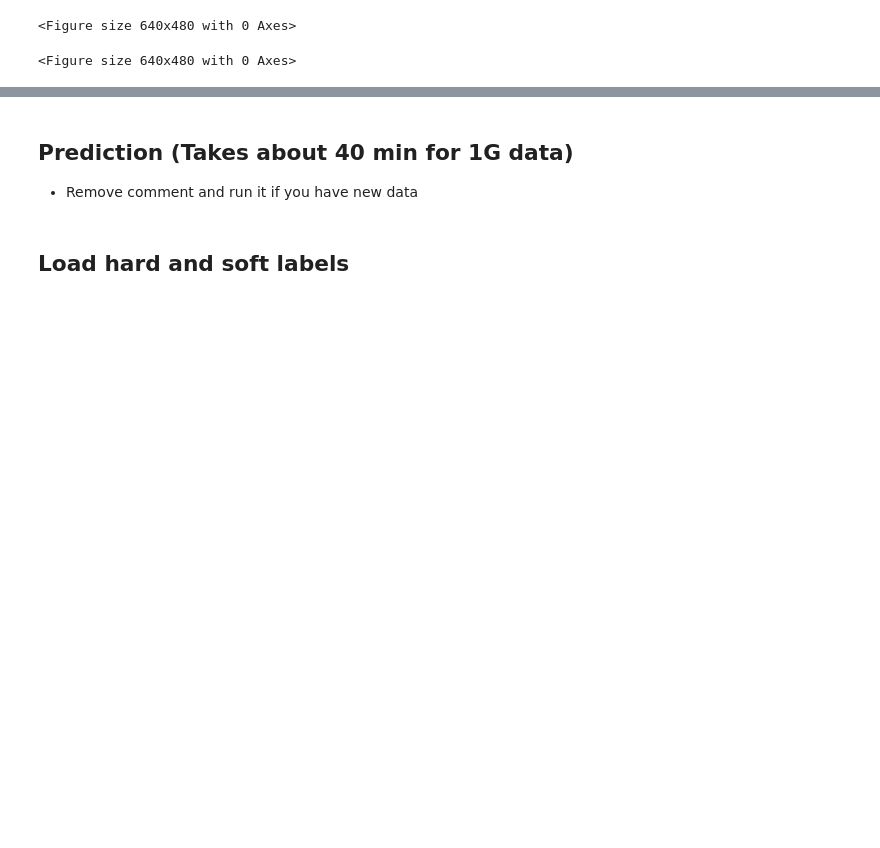
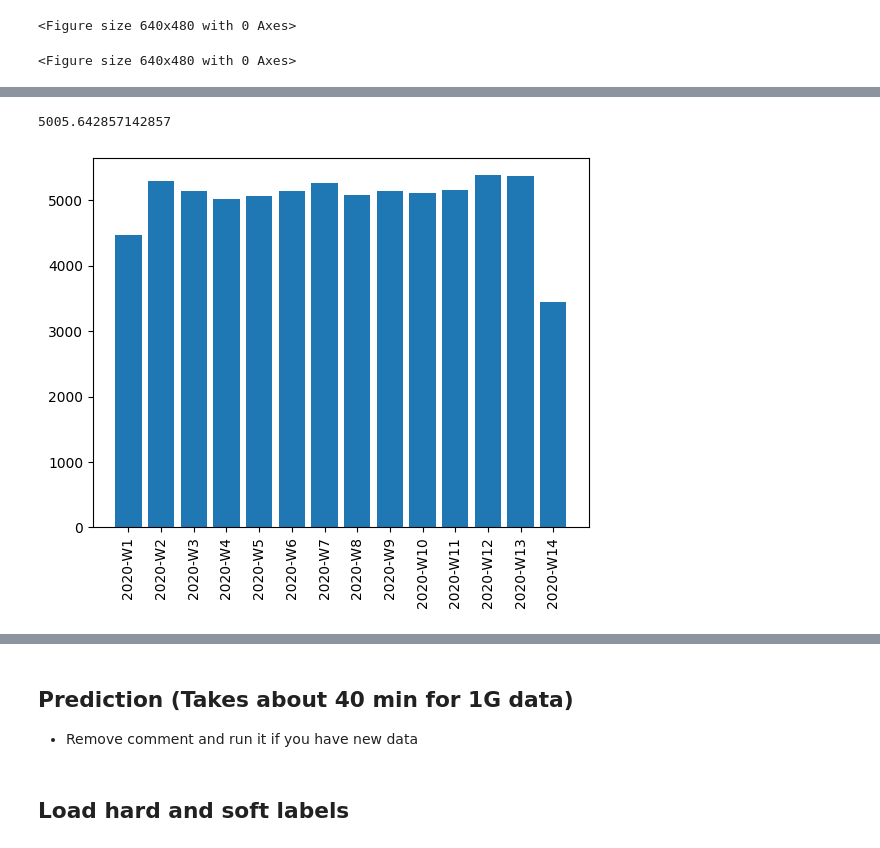
Before and after one commit to heeh/legal_advice, a Jupyter notebook: predictor.ipynb, the cells around one changed output, grey strips where cells are left out. Cells and saved outputs as stored; diff of their text form; code cells hidden in the pictures; blank space fills up the shorter version.

```diff
--- a/predictor.ipynb
+++ b/predictor.ipynb
@@ -606,0 +603,6 @@ plotDictBar(daily_num_docs,90)
+# %%
+plotDictBar("weekly_num_docs.png", weekly_num_docs, 90)
+np.array(list(weekly_num_docs.values())).mean()
+# %% [output]
+5005.642857142857
+[figure, added]
```
Also changed, not shown: parts of 24 cells of this notebook, 28 other files.
